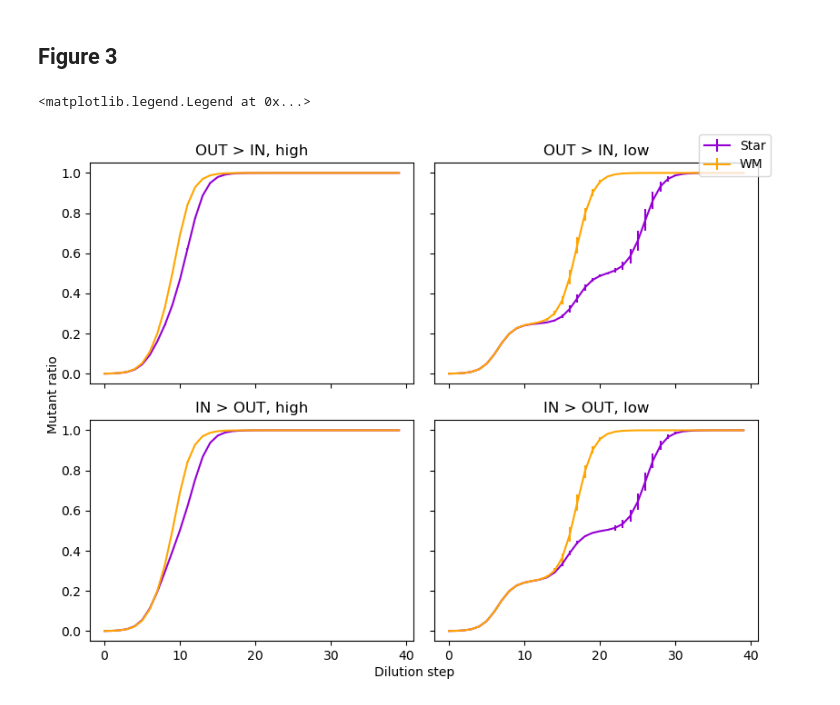
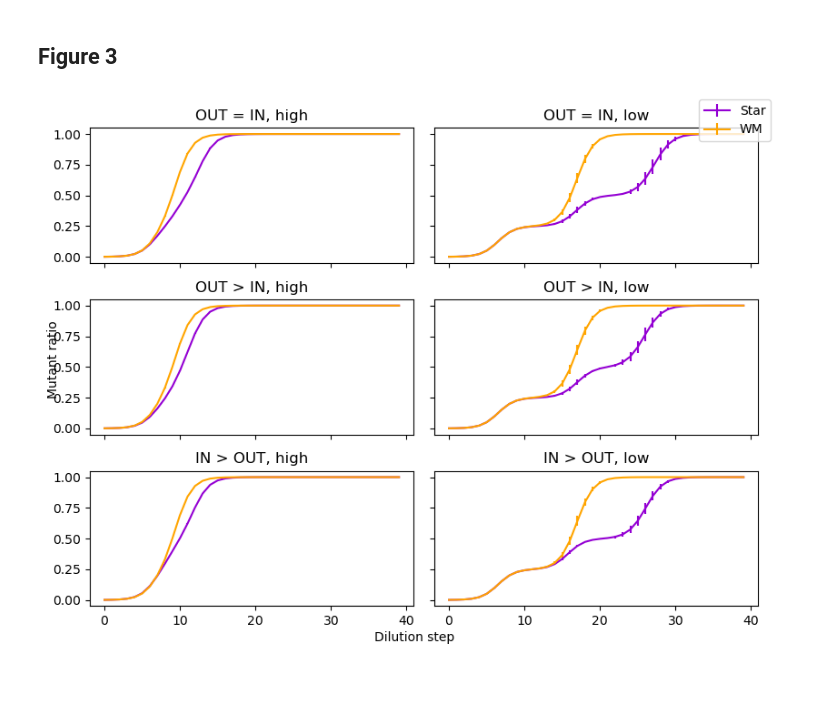
Before and after one commit to LisaPaganiEPFL/Lab-Immersion-2022, a Jupyter notebook: 100_simulation_Figure3.ipynb, the cells around one changed output. Saved outputs shown, nothing was run; the diff lists cells and outputs as text; code cells hidden in the pictures.

Commit message:
In=out figures

```diff
--- a/100_simulation_Figure3.ipynb
+++ b/100_simulation_Figure3.ipynb
@@ -77,3 +94,15 @@ well_mixed_low_ratioM_std = np.std(well_mixed_low_ratioM, axis= 0,ddof=1)
+# %%
+#Path to the asymmetric OUT > IN configuration with low migration rate
+path = "Asymmetric/Balanced/Low"
+
+x=40
+
+#Ratio of mutant in demes in the first x steps of the dynamics
+o_low_ratioM = extract(path, x)
+
+#Statistic
+e_low_ratioM_mean = np.mean(o_low_ratioM, axis= 0)
+e_low_ratioM_std = np.std(o_low_ratioM, axis= 0,ddof=1)
 # %% [markdown]
 ## Asymmetric OUT > IN configuration
 # %% [markdown]
@@ -134,33 +163,41 @@ i_low_ratioM_std = np.std(i_low_ratioM, axis= 0,ddof=1)
 # %% [markdown]
 ## Figure 3
 # %%
-fig, ax = plt.subplots(2,2,figsize= (8,6), sharey = True, sharex = True)
+fig, ax = plt.subplots(3,2,figsize= (8,6), sharey = True, sharex = True)
 
-ax[0, 0].errorbar(np.arange(0,x,1),o_high_ratioM_mean,o_high_ratioM_std, color='darkviolet', label='Star')
+ax[0, 0].errorbar(np.arange(0,x,1),e_high_ratioM_mean,e_high_ratioM_std, color='darkviolet', label='Star')
 ax[0, 0].errorbar(np.arange(0,x,1),well_mixed_high_ratioM_mean,well_mixed_high_ratioM_std, color='orange', label='WM')
-ax[0, 0].set_title('OUT > IN, high')
+ax[0, 0].set_title('OUT = IN, high')
 
-ax[0, 1].errorbar(np.arange(0,x,1),o_low_ratioM_mean,o_low_ratioM_std, color='darkviolet')
+ax[0, 1].errorbar(np.arange(0,x,1),e_low_ratioM_mean,e_low_ratioM_std, color='darkviolet')
 ax[0, 1].errorbar(np.arange(0,x,1),well_mixed_low_ratioM_mean,well_mixed_low_ratioM_std, color='orange')
-ax[0, 1].set_title('OUT > IN, low')
+ax[0, 1].set_title('OUT = IN, low')
 
-ax[1, 0].errorbar(np.arange(0,x,1),i_high_ratioM_mean,i_high_ratioM_std, color='darkviolet')
+ax[1, 0].errorbar(np.arange(0,x,1),o_high_ratioM_mean,o_high_ratioM_std, color='darkviolet')
 ax[1, 0].errorbar(np.arange(0,x,1),well_mixed_high_ratioM_mean,well_mixed_high_ratioM_std, color='orange')
-ax[1, 0].set_title('IN > OUT, high')
+ax[1, 0].set_title('OUT > IN, high')
 
-ax[1, 1].errorbar(np.arange(0,x,1),i_low_ratioM_mean,i_low_ratioM_std, color='darkviolet')
+ax[1, 1].errorbar(np.arange(0,x,1),o_low_ratioM_mean,o_low_ratioM_std, color='darkviolet')
 ax[1, 1].errorbar(np.arange(0,x,1),well_mixed_low_ratioM_mean,well_mixed_low_ratioM_std, color='orange')
-ax[1, 1].set_title('IN > OUT, low')
+ax[1, 1].set_title('OUT > IN, low')
+
+ax[2, 0].errorbar(np.arange(0,x,1),i_high_ratioM_mean,i_high_ratioM_std, color='darkviolet')
+ax[2, 0].errorbar(np.arange(0,x,1),well_mixed_high_ratioM_mean,well_mixed_high_ratioM_std, color='orange')
+ax[2, 0].set_title('IN > OUT, high')
+
+ax[2, 1].errorbar(np.arange(0,x,1),i_low_ratioM_mean,i_low_ratioM_std, color='darkviolet')
+ax[2, 1].errorbar(np.arange(0,x,1),well_mixed_low_ratioM_mean,well_mixed_low_ratioM_std, color='orange')
+ax[2, 1].set_title('IN > OUT, low')
 
 fig.tight_layout()
 
 fig.text(0.45,0, "Dilution step")
 fig.text(0,0.45, "Mutant ratio", rotation = 90)
 fig.savefig('figure3.pdf',format='pdf')
 fig.legend()
+plt.show()
 # %% [output]
-<matplotlib.legend.Legend at 0x...>
-[figure, old version]
+[figure, new version]
 # %%
 x=10
 
```
Also changed, not shown: parts of 5 cells of this notebook, 1 other file.
